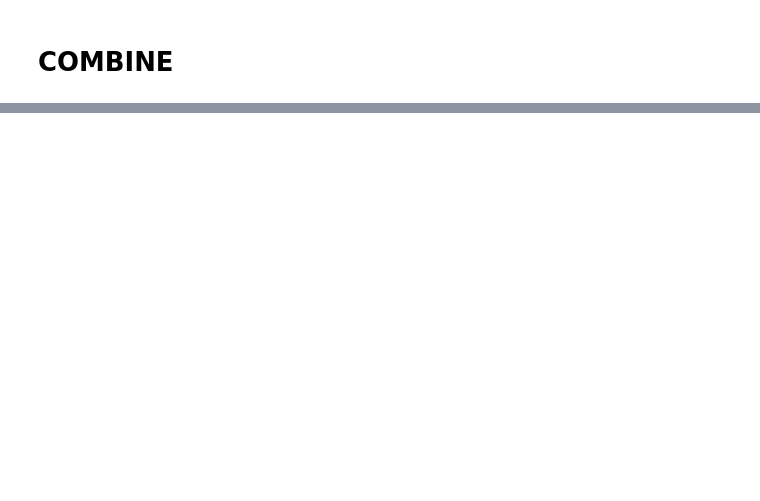
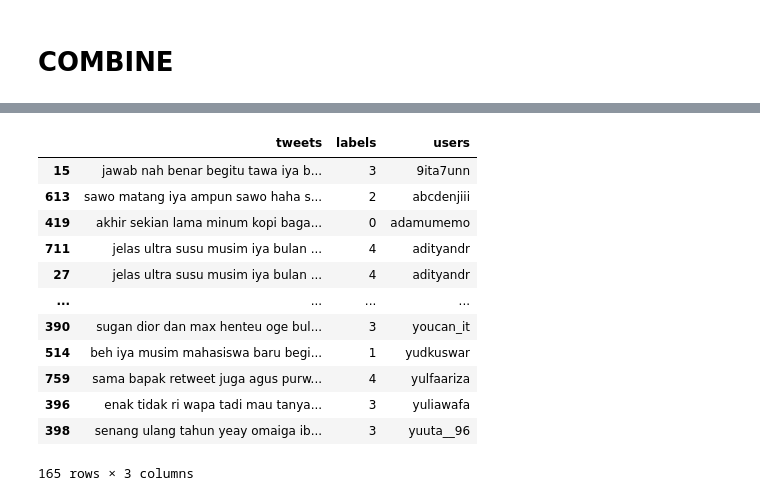
Before and after one commit to aprmswra/personality-evaluator, a Jupyter notebook: PPT-09/Modeling-Combine.ipynb, the cells around one changed output, grey strips where cells are left out. Saved outputs shown, nothing was run; the diff lists cells and outputs as text; code cells hidden in the pictures; blank space fills up the shorter version.

```diff
--- a/PPT-09/Modeling-Combine.ipynb
+++ b/PPT-09/Modeling-Combine.ipynb
@@ -353,7 +353,7 @@ def create_origin_data_after_sampling(X, y, origin_indices, users):
         temp.append(users[i])
     df['users'] = temp
     df_x = df.drop(columns = ['labels'], axis = 1)
-    df_y = df['labels']
+    df_y = df.copy()
     return df_x, df_y
 # %%
 # for i in origin_indices:
@@ -630,0 +718,17 @@ print(classification_report(y_test, result_df['max_score_class']))
+# %%
+personalitytest_model_test_y = personalitytest_model_test_y.sort_values("users")
+personalitytest_model_test_y
+# %% [output]
+|  | tweets | labels | users |
+| 15 | jawab nah benar begitu tawa iya b... | 3 | 9ita7unn |
+| 613 | sawo matang iya ampun sawo haha s... | 2 | abcdenjiii |
+| 419 | akhir sekian lama minum kopi baga... | 0 | adamumemo |
+| 711 | jelas ultra susu musim iya bulan ... | 4 | adityandr |
+| 27 | jelas ultra susu musim iya bulan ... | 4 | adityandr |
+| ... | ... | ... | ... |
+| 390 | sugan dior dan max henteu oge bul... | 3 | youcan_it |
+| 514 | beh iya musim mahasiswa baru begi... | 1 | yudkuswar |
+| 759 | sama bapak retweet juga agus purw... | 4 | yulfaariza |
+| 396 | enak tidak ri wapa tadi mau tanya... | 3 | yuliawafa |
+| 398 | senang ulang tahun yeay omaiga ib... | 3 | yuuta__96 |
+165 rows × 3 columns
```
Also changed, not shown: parts of 39 cells of this notebook.
